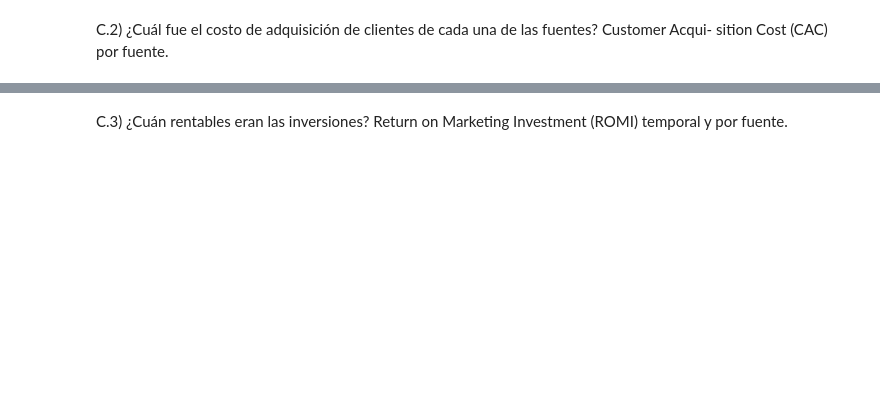
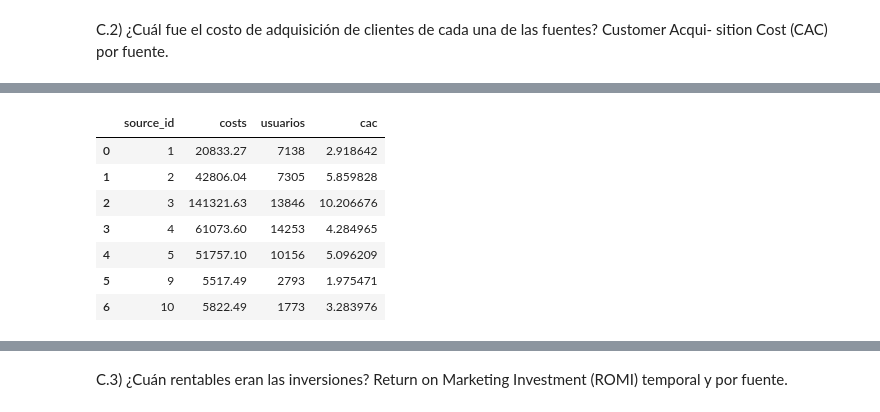
Before and after one commit to Pablouski7/pset4, a Jupyter notebook: notebooks/PSet4_Showz_Marketing.ipynb, the cells around one changed output, grey strips where cells are left out. Cells and saved outputs as stored; diff of their text form; code cells hidden in the pictures; blank space fills up the shorter version.

```diff
--- a/notebooks/PSet4_Showz_Marketing.ipynb
+++ b/notebooks/PSet4_Showz_Marketing.ipynb
@@ -566,0 +586,15 @@ sition Cost (CAC) por fuente.
+# %%
+from metrics import calcular_cac
+
+cac = calcular_cac(costos_por_fuente, cohortes_conversion, visitas)
+cac.to_csv('../data/processed/cac_por_fuente.csv', index=False)
+cac
+# %% [output]
+|  | source_id | costs | usuarios | cac |
+| 0 | 1 | 20833.27 | 7138 | 2.918642 |
+| 1 | 2 | 42806.04 | 7305 | 5.859828 |
+| 2 | 3 | 141321.63 | 13846 | 10.206676 |
+| 3 | 4 | 61073.60 | 14253 | 4.284965 |
+| 4 | 5 | 51757.10 | 10156 | 5.096209 |
+| 5 | 9 | 5517.49 | 2793 | 1.975471 |
+| 6 | 10 | 5822.49 | 1773 | 3.283976 |
```
Also changed, not shown: parts of 11 cells of this notebook, 11 other files.
